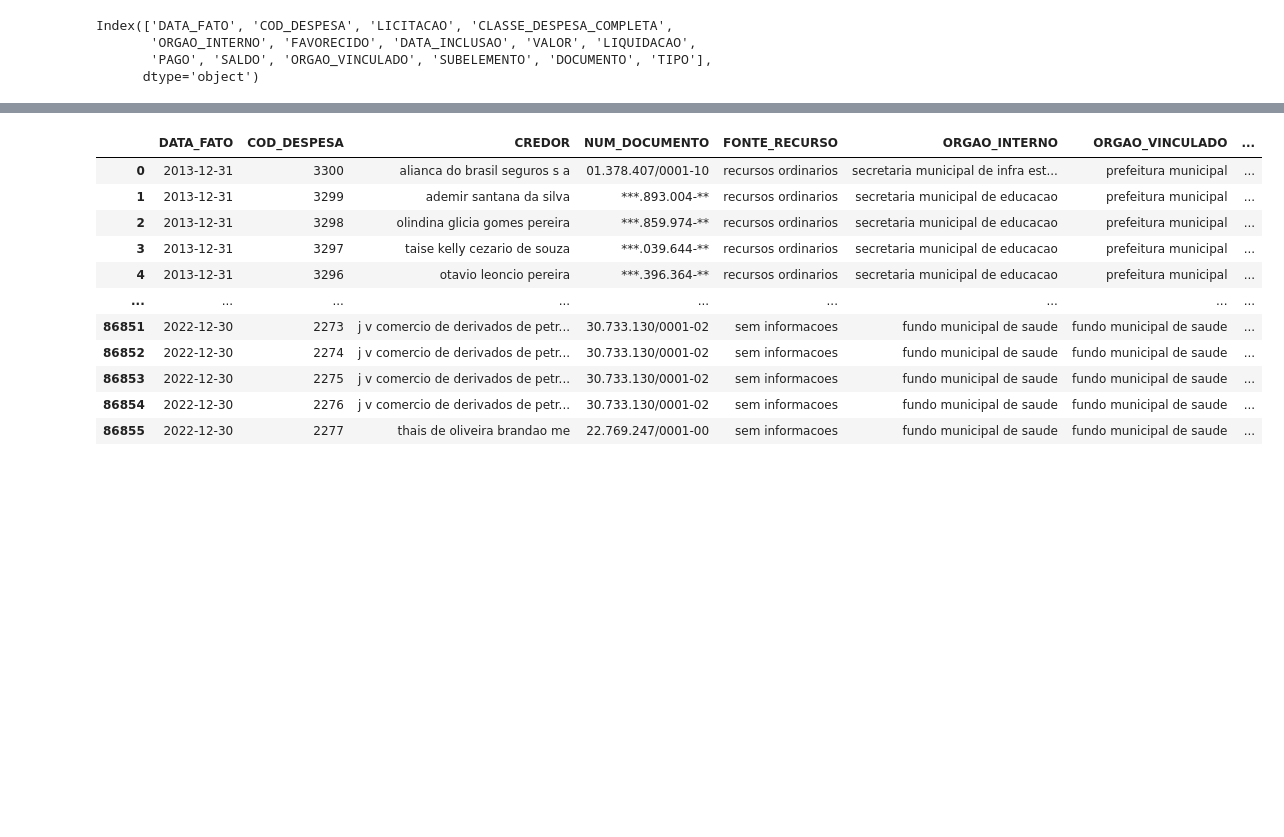
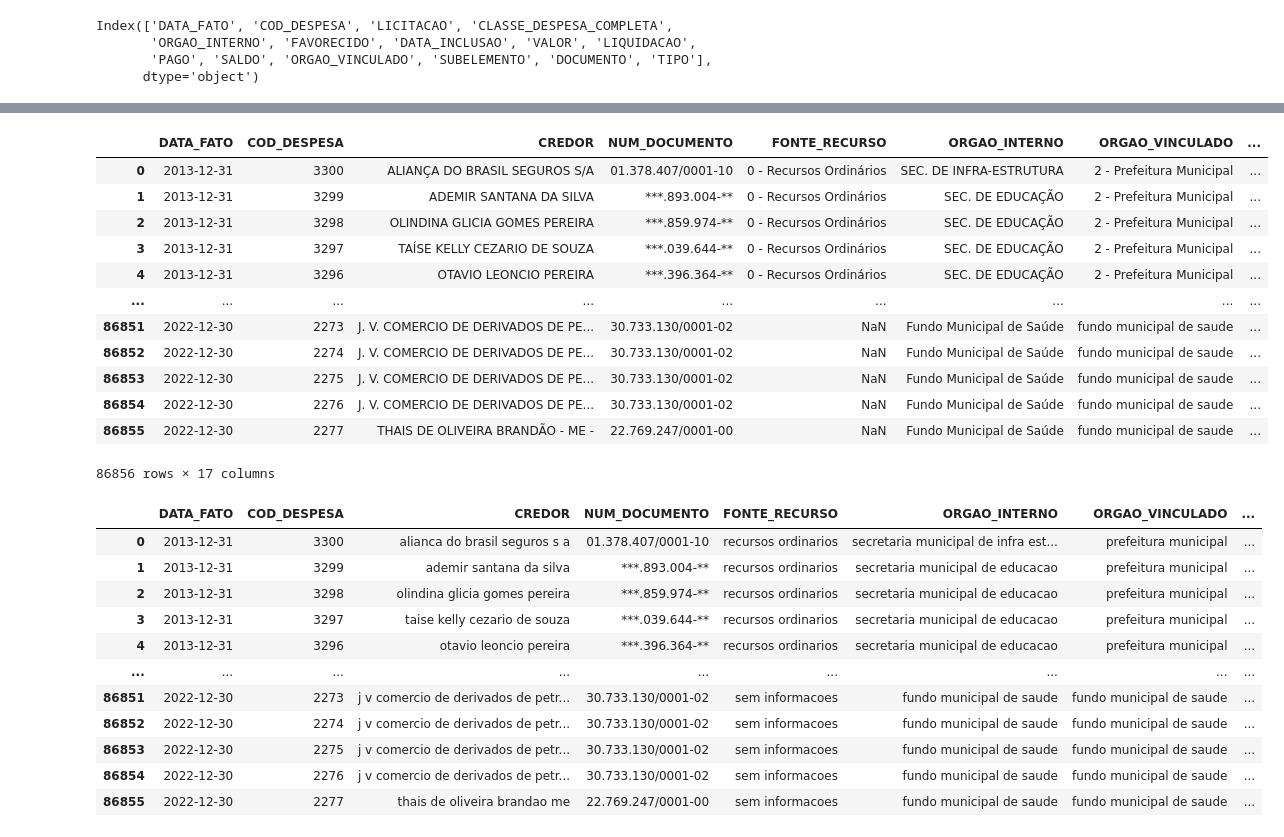
Before and after one commit to AllysonAbreu/dw_contas_publicas_2022, a Jupyter notebook: TCC2/dados/02_despesas/dados_para_carga/tratamento_novos_dados.ipynb, the cells around one changed output, grey strips where cells are left out. Saved outputs shown, nothing was run; the diff lists cells and outputs as text; code cells hidden in the pictures; blank space fills up the shorter version.

```diff
--- a/TCC2/dados/02_despesas/dados_para_carga/tratamento_novos_dados.ipynb
+++ b/TCC2/dados/02_despesas/dados_para_carga/tratamento_novos_dados.ipynb
@@ -1143,3 +1143,21 @@ df_tipo_despesas_2021_2022.head(1)
 # %% [output]
 |  | DATA_FATO | COD_DESPESA | CREDOR | NUM_DOCUMENTO | ORGAO_INTERNO | ORGAO_VINCULADO | ELEMENTO | SUBELEMENTO | ... |
 | 0 | 2021-01-20 | 1 | 1 FOLHA VEREADORES - | 08.841.553/0001-89 | Câmara Municipal | camara municipal | 319011 - Vencimentos e Vantagens ... | 9775 - SUBSIDIOS - AGENTES POLÍTI... | ... |
+# %%
+df_despesa = pd.concat([df_tipo_despesas_2013_2020,df_tipo_despesas_2021_2022])
+df_despesa.reset_index(drop=True,inplace=True)
+df_despesa.head(1)
+# %% [output]
+|  | DATA_FATO | COD_DESPESA | CREDOR | NUM_DOCUMENTO | FONTE_RECURSO | ORGAO_INTERNO | ORGAO_VINCULADO | ... |
+| 0 | 2013-12-31 | 3300 | ALIANÇA DO BRASIL SEGUROS S/A | 01.378.407/0001-10 | 0 - Recursos Ordinários | SEC. DE INFRA-ESTRUTURA | 2 - Prefeitura Municipal | ... |
+| 1 | 2013-12-31 | 3299 | ADEMIR SANTANA DA SILVA | ***.893.004-** | 0 - Recursos Ordinários | SEC. DE EDUCAÇÃO | 2 - Prefeitura Municipal | ... |
+| 2 | 2013-12-31 | 3298 | OLINDINA GLICIA GOMES PEREIRA | ***.859.974-** | 0 - Recursos Ordinários | SEC. DE EDUCAÇÃO | 2 - Prefeitura Municipal | ... |
+| 3 | 2013-12-31 | 3297 | TAÍSE KELLY CEZARIO DE SOUZA | ***.039.644-** | 0 - Recursos Ordinários | SEC. DE EDUCAÇÃO | 2 - Prefeitura Municipal | ... |
+| 4 | 2013-12-31 | 3296 | OTAVIO LEONCIO PEREIRA | ***.396.364-** | 0 - Recursos Ordinários | SEC. DE EDUCAÇÃO | 2 - Prefeitura Municipal | ... |
+| ... | ... | ... | ... | ... | ... | ... | ... | ... |
+| 86851 | 2022-12-30 | 2273 | J. V. COMERCIO DE DERIVADOS DE PE... | 30.733.130/0001-02 | NaN | Fundo Municipal de Saúde | fundo municipal de saude | ... |
+| 86852 | 2022-12-30 | 2274 | J. V. COMERCIO DE DERIVADOS DE PE... | 30.733.130/0001-02 | NaN | Fundo Municipal de Saúde | fundo municipal de saude | ... |
+| 86853 | 2022-12-30 | 2275 | J. V. COMERCIO DE DERIVADOS DE PE... | 30.733.130/0001-02 | NaN | Fundo Municipal de Saúde | fundo municipal de saude | ... |
+| 86854 | 2022-12-30 | 2276 | J. V. COMERCIO DE DERIVADOS DE PE... | 30.733.130/0001-02 | NaN | Fundo Municipal de Saúde | fundo municipal de saude | ... |
+| 86855 | 2022-12-30 | 2277 | THAIS DE OLIVEIRA BRANDÃO - ME - | 22.769.247/0001-00 | NaN | Fundo Municipal de Saúde | fundo municipal de saude | ... |
+86856 rows × 17 columns
```
Also changed, not shown: parts of 2 cells of this notebook, 11 other files.
